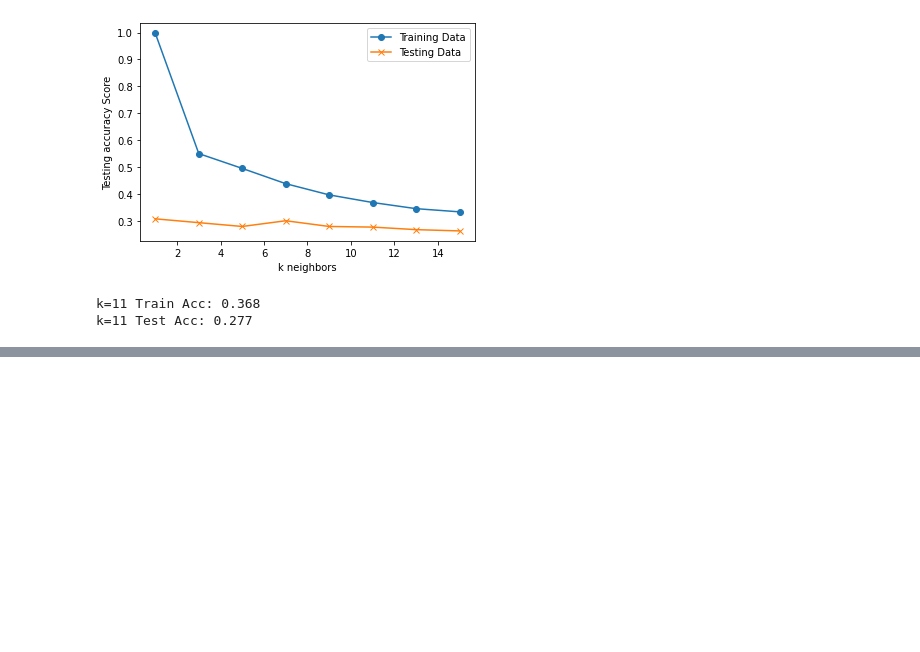
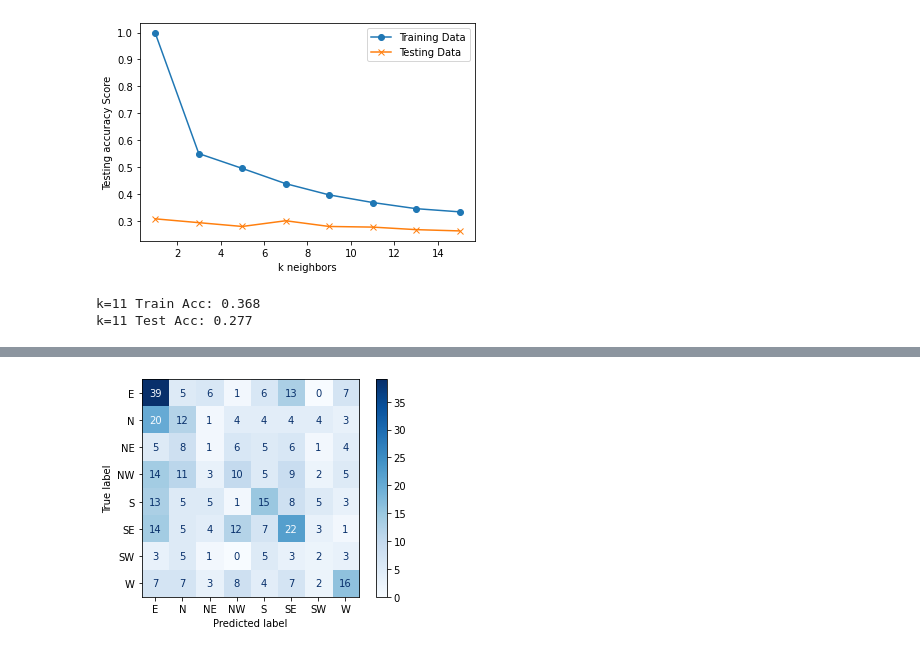
Before and after one commit to LiteshSamji/Cyclone-Australia, a Jupyter notebook: cyclone_model_knn.ipynb, the cells around one changed output, grey strips where cells are left out. Saved outputs shown, nothing was run; the diff lists cells and outputs as text; code cells hidden in the pictures; blank space fills up the shorter version.

Commit message:
plot_confusion_matrix

```diff
--- a/cyclone_model_knn.ipynb
+++ b/cyclone_model_knn.ipynb
@@ -107,0 +132,6 @@ k=11 Test Acc: 0.277
+# %%
+from sklearn.metrics import plot_confusion_matrix
+plot_confusion_matrix(knn, X_test_scaled, y_test, cmap="Blues")
+plt.show()
+# %% [output]
+[figure, added]
```
Also changed, not shown: parts of 4 cells of this notebook, 1 other file.
